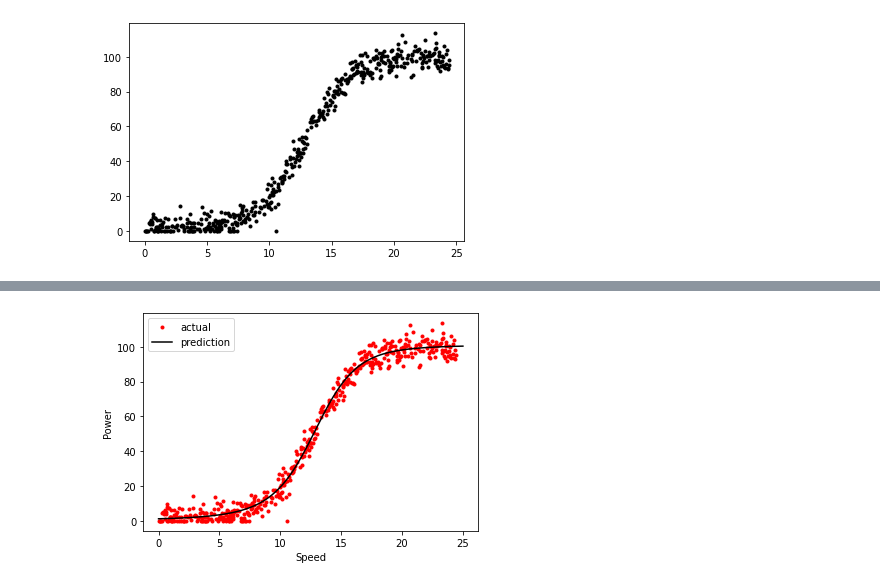
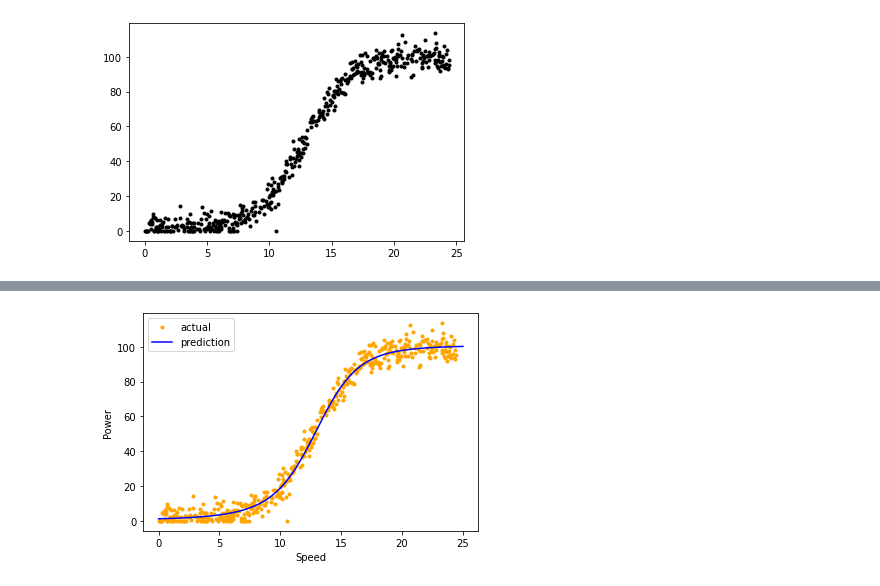
Before and after one commit to MrSkillage/Wind-Turbine-Power-Production, a Jupyter notebook: Jupyter_Notebooks/Wind_Turbines.ipynb, the cells around one changed output, grey strips where cells are left out. Cells and saved outputs as stored; diff of their text form; code cells hidden in the pictures.

```diff
--- a/Jupyter_Notebooks/Wind_Turbines.ipynb
+++ b/Jupyter_Notebooks/Wind_Turbines.ipynb
@@ -168,11 +166,11 @@ Epoch 250/250
 <tensorflow.python.keras.callbacks.History at 0x...>
 # %%
-# Plot prodiction model with finaDataSet
-plt.plot(x1, y1, 'r.', label="actual")
-plt.plot(newData['speed'], model.predict(newData['speed']), color="black", label="prediction")
+# Plot prediction model with finaDataSet x1 and y1
+plt.plot(x1, y1, '.', color="orange", label="actual")
+plt.plot(newData['speed'], model.predict(newData['speed']), color="blue", label="prediction")
 plt.xlabel("Speed")
 plt.ylabel("Power")
 plt.legend()
 plt.show()
 # %% [output]
-[figure, old version]
+[figure, new version]
```
Also changed, not shown: parts of 31 cells of this notebook, 2 other files.
